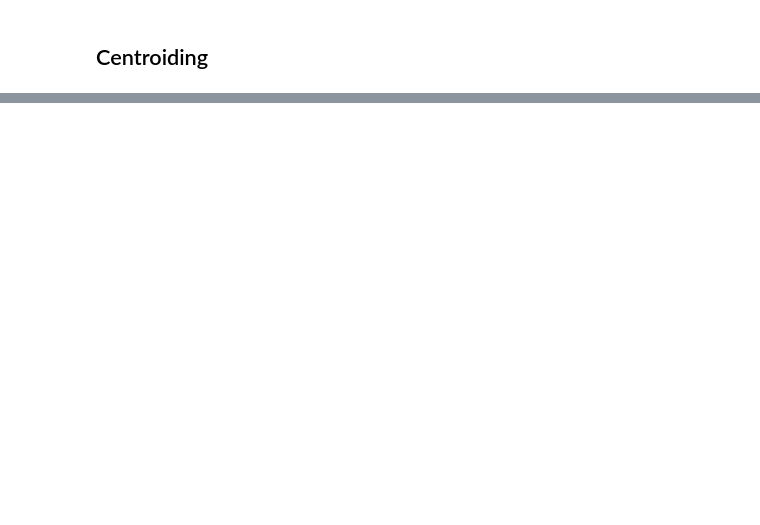
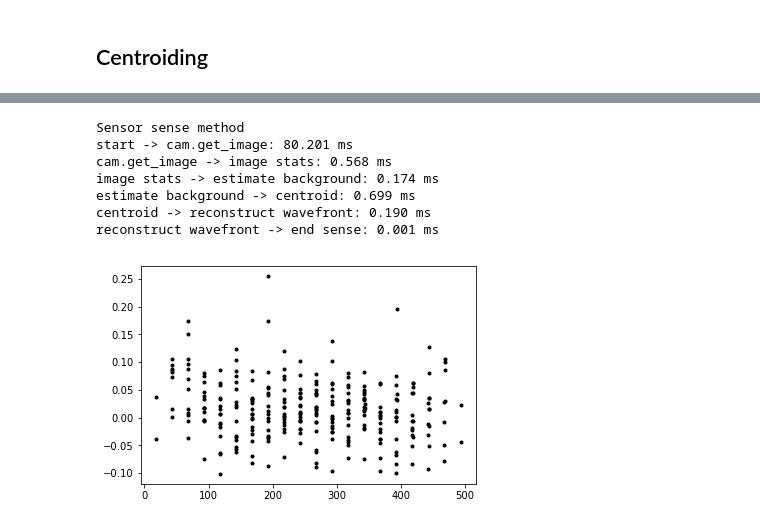
Before and after one commit to rjonnal/ciao, a Jupyter notebook: session_template_notebook/AO_loop_steps.ipynb, the cells around one changed output, grey strips where cells are left out. Saved outputs shown, nothing was run; the diff lists cells and outputs as text; code cells hidden in the pictures; blank space fills up the shorter version.

```diff
--- a/session_template_notebook/AO_loop_steps.ipynb
+++ b/session_template_notebook/AO_loop_steps.ipynb
@@ -142,0 +213,21 @@ centroid(sensor.cam.spots,x_float,y_float,half_width,n_iterations)
+# %%
+sensor.sense()
+x_cent_vec = []
+for k_lenslet in range(sensor.n_lenslets):
+    x_float = sensor.search_boxes.x[k_lenslet]
+    y_float = sensor.search_boxes.y[k_lenslet]
+    x_cent,y_cent,bg = centroid(sensor.cam.image,x_float,y_float,half_width,n_iterations,iterative_step,do_plots=False)
+    #print sensor.box_backgrounds[k_lenslet],bg
+    x_cent_vec.append(x_cent)
+
+plt.plot(sensor.x_centroids, x_cent_vec-sensor.x_centroids,'k.')
+plt.show()
+# %% [output]
+Sensor sense method
+start -> cam.get_image: 80.201 ms
+cam.get_image -> image stats: 0.568 ms
+image stats -> estimate background: 0.174 ms
+estimate background -> centroid: 0.699 ms
+centroid -> reconstruct wavefront: 0.190 ms
+reconstruct wavefront -> end sense: 0.001 ms
+[figure, added]
```
Also changed, not shown: parts of 11 cells of this notebook, 19 other files.
